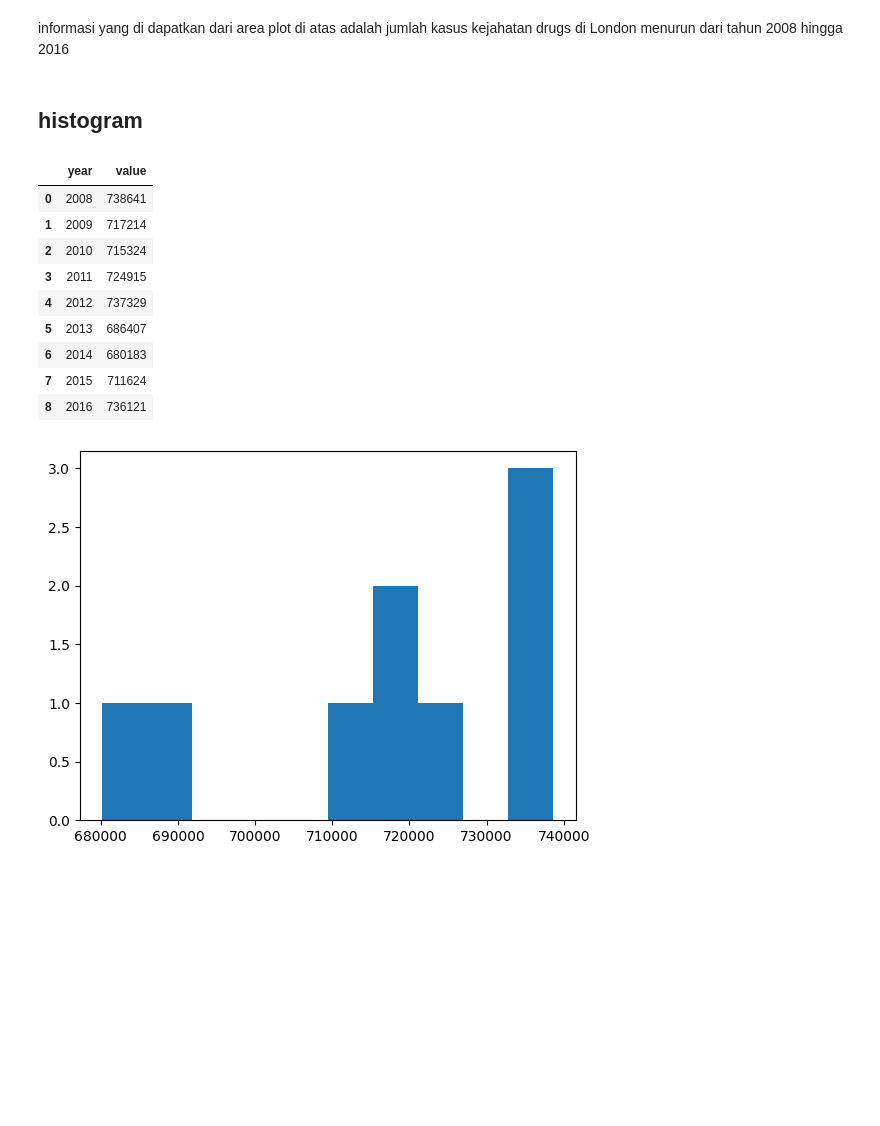
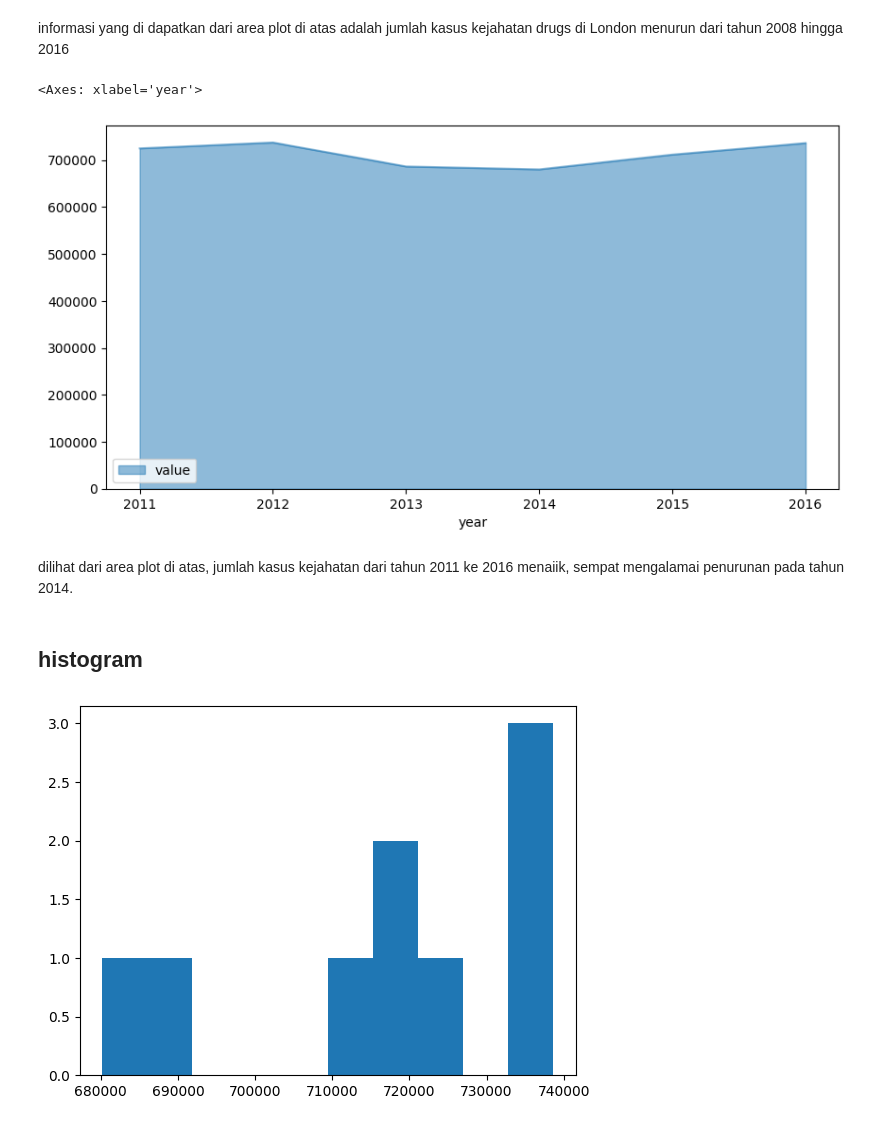
Before and after one commit to Red651/Hacktivate8Python, a Jupyter notebook: Python_assigment/PYTHN_assgn_1_4_Muhammad_Farhan_Atsar_Ghiffari.ipynb, the cells around one changed output. Cells and saved outputs as stored; diff of their text form; code cells hidden in the pictures; blank space fills up the shorter version.

```diff
--- a/Python_assigment/PYTHN_assgn_1_4_Muhammad_Farhan_Atsar_Ghiffari.ipynb
+++ b/Python_assigment/PYTHN_assgn_1_4_Muhammad_Farhan_Atsar_Ghiffari.ipynb
@@ -9,7 +9,7 @@ import matplotlib.pyplot as plt
 # %% [markdown]
 ## load dataset
 # %%
-df = pd.read_csv('./Dataset/london_crime_by_lsoa.csv') # load dataset
+df = pd.read_csv('../Dataset/london_crime_by_lsoa.csv')
 # %%
 df
 # %% [output]
@@ -75,22 +77,13 @@ plt.show()
 [figure]
 # %% [markdown]
 informasi yang di dapatkan dari area plot di atas adalah jumlah kasus kejahatan drugs di London menurun dari tahun 2008 hingga 2016
+# %%
+jumlah_kasus = tahun_count[tahun_count['year'] >= 2011]
+jumlah_kasus.plot(kind='area', x='year', y='value', figsize=(10, 5), stacked=False)
+# %% [output]
+<Axes: xlabel='year'>
+[figure, added]
+# %% [markdown]
+dilihat dari area plot di atas, jumlah kasus kejahatan dari tahun 2011 ke 2016 menaiik, sempat mengalamai penurunan pada tahun 2014.
 # %% [markdown]
 ## histogram
-# %%
-# menjumlahkan jumlah kasus kejahatan berdasarkan tahun
-tahun_count = df.groupby('year')['value'].sum()
-tahun_count = pd.DataFrame(tahun_count)
-tahun_count.reset_index(inplace=True)
-tahun_count
-# %% [output]
-|  | year | value |
-| 0 | 2008 | 738641 |
-| 1 | 2009 | 717214 |
-| 2 | 2010 | 715324 |
-| 3 | 2011 | 724915 |
-| 4 | 2012 | 737329 |
-| 5 | 2013 | 686407 |
-| 6 | 2014 | 680183 |
-| 7 | 2015 | 711624 |
-| 8 | 2016 | 736121 |
```
Also changed, not shown: parts of 8 cells of this notebook.
